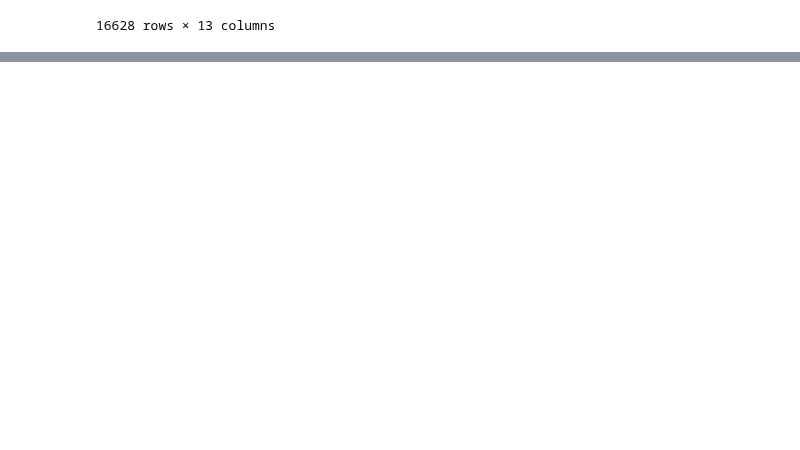
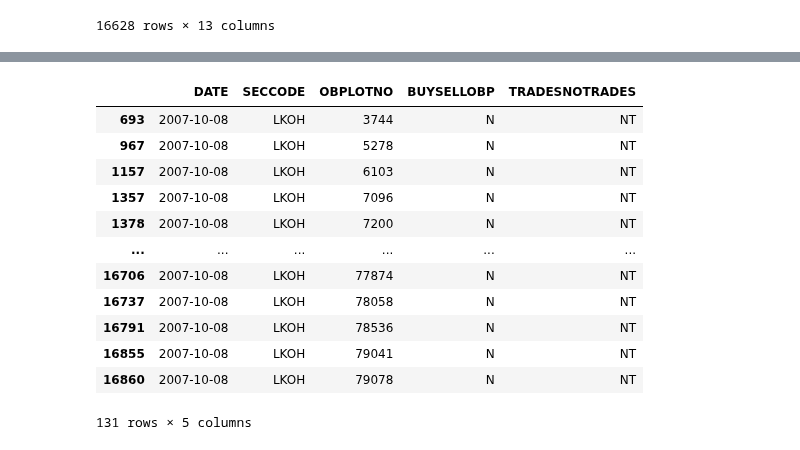
Before and after one commit to leonid-tkach/order-book-plot-find, a Jupyter notebook: OBPlots_Attributes.ipynb, the cells around one changed output, grey strips where cells are left out. Cells and saved outputs as stored; diff of their text form; code cells hidden in the pictures; blank space fills up the shorter version.

```diff
--- a/OBPlots_Attributes.ipynb
+++ b/OBPlots_Attributes.ipynb
@@ -257,0 +271,16 @@ obp_atts_df[obp_atts_df.BUYSELLOBP == 'N']
+# %%
+obp_atts_2007_df[(obp_atts_2007_df.BUYSELLOBP != 'N') & (obp_atts_2007_df.TRADESNOTRADES != 'NT')]
+# %% [output]
+|  | DATE | SECCODE | OBPLOTNO | BUYSELLOBP | TRADESNOTRADES |
+| 693 | 2007-10-08 | LKOH | 3744 | N | NT |
+| 967 | 2007-10-08 | LKOH | 5278 | N | NT |
+| 1157 | 2007-10-08 | LKOH | 6103 | N | NT |
+| 1357 | 2007-10-08 | LKOH | 7096 | N | NT |
+| 1378 | 2007-10-08 | LKOH | 7200 | N | NT |
+| ... | ... | ... | ... | ... | ... |
+| 16706 | 2007-10-08 | LKOH | 77874 | N | NT |
+| 16737 | 2007-10-08 | LKOH | 78058 | N | NT |
+| 16791 | 2007-10-08 | LKOH | 78536 | N | NT |
+| 16855 | 2007-10-08 | LKOH | 79041 | N | NT |
+| 16860 | 2007-10-08 | LKOH | 79078 | N | NT |
+131 rows × 5 columns
```
Also changed, not shown: parts of 15 cells of this notebook.
